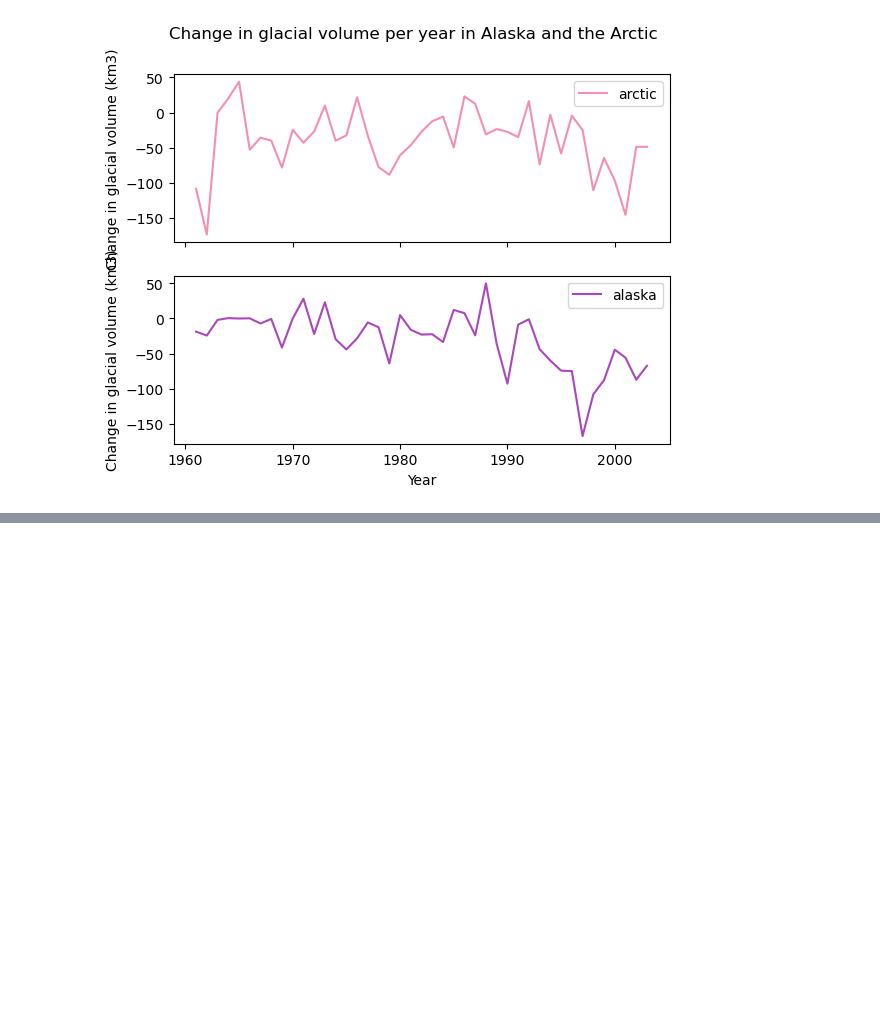
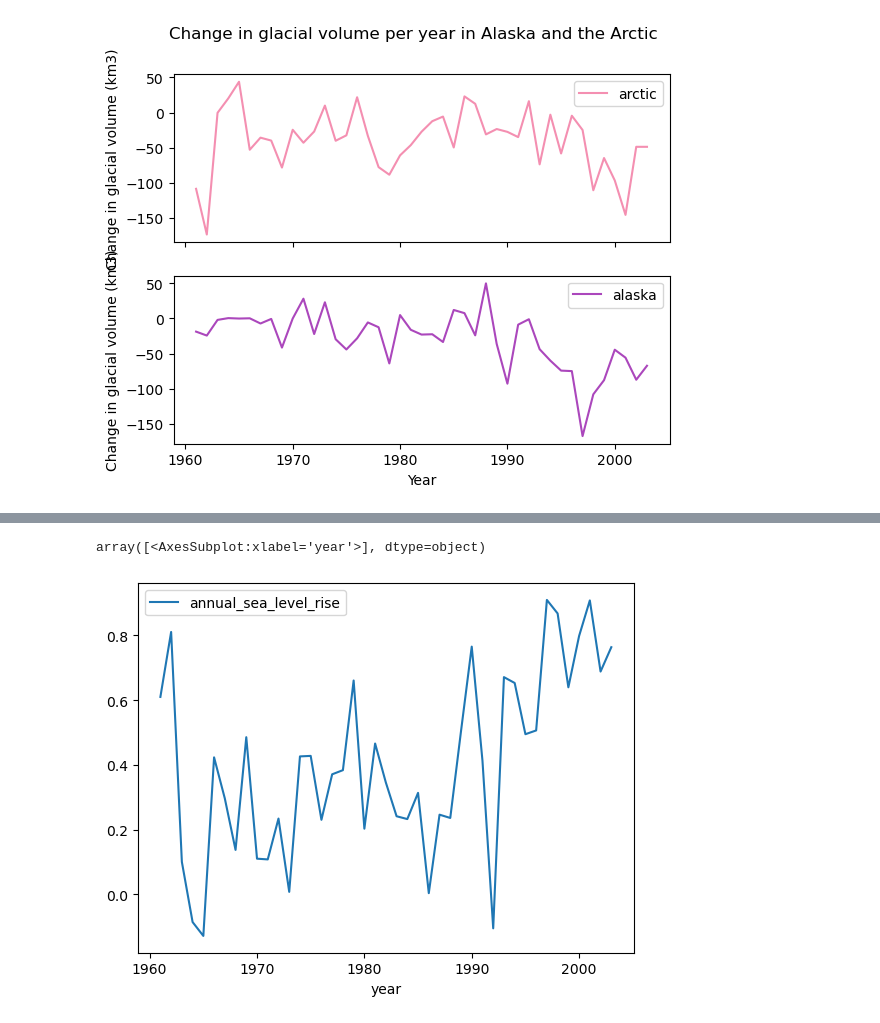
Before and after one commit to cnordheim-maestas/eds-220-lesson2-pandas, a Jupyter notebook: Lesson-4-plotting.ipynb, the cells around one changed output, grey strips where cells are left out. Saved outputs shown, nothing was run; the diff lists cells and outputs as text; code cells hidden in the pictures; blank space fills up the shorter version.

```diff
--- a/Lesson-4-plotting.ipynb
+++ b/Lesson-4-plotting.ipynb
@@ -107,0 +121,10 @@ array([<AxesSubplot:xlabel='Year', ylabel='Change in glacial volume (km3)'>,
+# %%
+# 1
+
+df.plot(x= 'year',
+        y='annual_sea_level_rise',
+        subplots=True
+)
+# %% [output]
+array([<AxesSubplot:xlabel='year'>], dtype=object)
+[figure, added]
```
Also changed, not shown: parts of 31 cells of this notebook.
